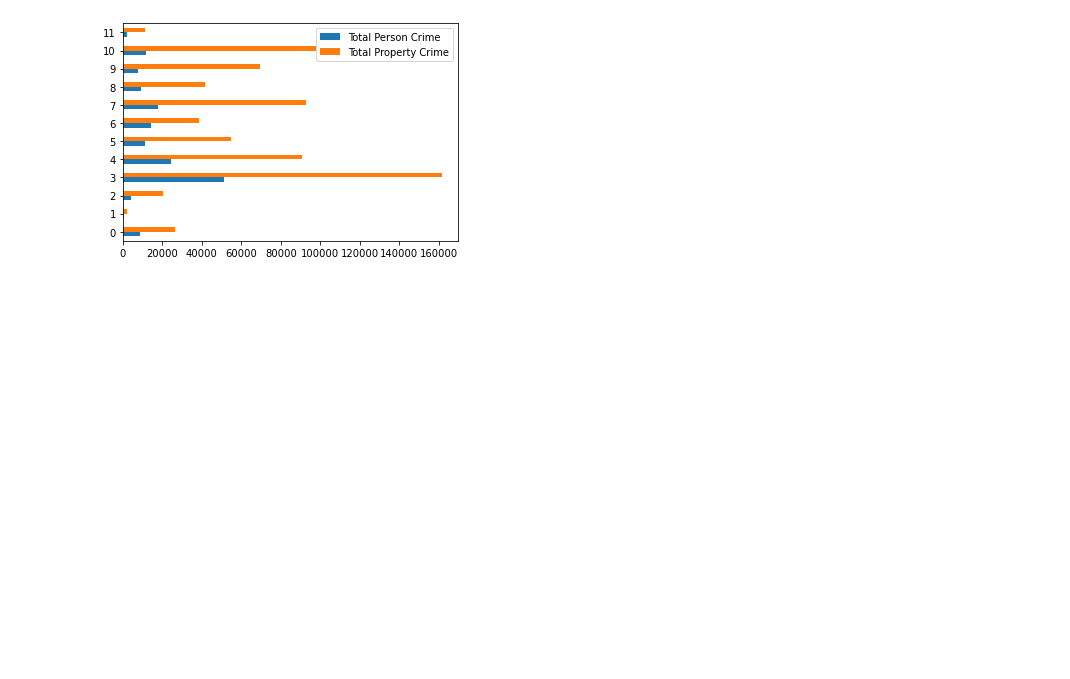
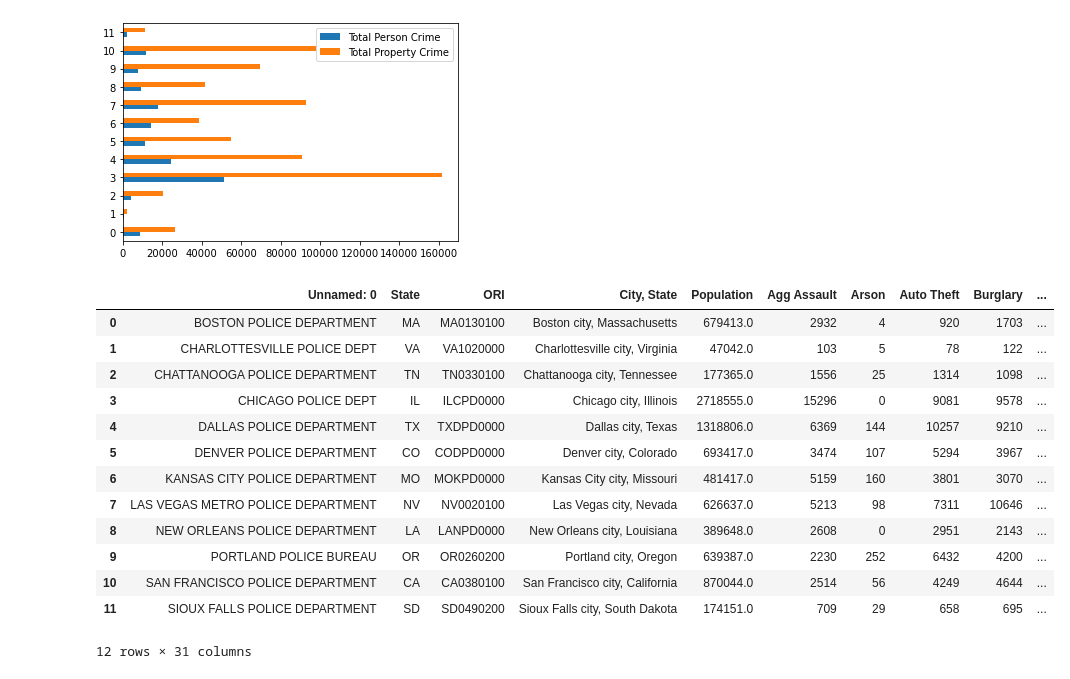
Before and after one commit to meghanvl/project_won, a Jupyter notebook: Visualizations.ipynb, the cells around one changed output. Drawn from its saved outputs; the diff is of its cells as text; code cells hidden in the pictures; blank space fills up the shorter version.

```diff
--- a/Visualizations.ipynb
+++ b/Visualizations.ipynb
@@ -129,3 +129,21 @@ df = pd.DataFrame({"Total Person Crime": personcrime, "Total Property Crime": pr
 ax=df.plot.barh()
 # %% [output]
 [figure]
+# %%
+pop_offense = pd.read_csv("CSV_Files/Crime_Rates/all_crime_rates.csv")
+pop_offense
+# %% [output]
+|  | Unnamed: 0 | State | ORI | City, State | Population | Agg Assault | Arson | Auto Theft | Burglary | ... |
+| 0 | BOSTON POLICE DEPARTMENT | MA | MA0130100 | Boston city, Massachusetts | 679413.0 | 2932 | 4 | 920 | 1703 | ... |
+| 1 | CHARLOTTESVILLE POLICE DEPT | VA | VA1020000 | Charlottesville city, Virginia | 47042.0 | 103 | 5 | 78 | 122 | ... |
+| 2 | CHATTANOOGA POLICE DEPARTMENT | TN | TN0330100 | Chattanooga city, Tennessee | 177365.0 | 1556 | 25 | 1314 | 1098 | ... |
+| 3 | CHICAGO POLICE DEPT | IL | ILCPD0000 | Chicago city, Illinois | 2718555.0 | 15296 | 0 | 9081 | 9578 | ... |
+| 4 | DALLAS POLICE DEPARTMENT | TX | TXDPD0000 | Dallas city, Texas | 1318806.0 | 6369 | 144 | 10257 | 9210 | ... |
+| 5 | DENVER POLICE DEPARTMENT | CO | CODPD0000 | Denver city, Colorado | 693417.0 | 3474 | 107 | 5294 | 3967 | ... |
+| 6 | KANSAS CITY POLICE DEPARTMENT | MO | MOKPD0000 | Kansas City city, Missouri | 481417.0 | 5159 | 160 | 3801 | 3070 | ... |
+| 7 | LAS VEGAS METRO POLICE DEPARTMENT | NV | NV0020100 | Las Vegas city, Nevada | 626637.0 | 5213 | 98 | 7311 | 10646 | ... |
+| 8 | NEW ORLEANS POLICE DEPARTMENT | LA | LANPD0000 | New Orleans city, Louisiana | 389648.0 | 2608 | 0 | 2951 | 2143 | ... |
+| 9 | PORTLAND POLICE BUREAU | OR | OR0260200 | Portland city, Oregon | 639387.0 | 2230 | 252 | 6432 | 4200 | ... |
+| 10 | SAN FRANCISCO POLICE DEPARTMENT | CA | CA0380100 | San Francisco city, California | 870044.0 | 2514 | 56 | 4249 | 4644 | ... |
+| 11 | SIOUX FALLS POLICE DEPARTMENT | SD | SD0490200 | Sioux Falls city, South Dakota | 174151.0 | 709 | 29 | 658 | 695 | ... |
+12 rows × 31 columns
```
Also changed, not shown: parts of 3 cells of this notebook.
